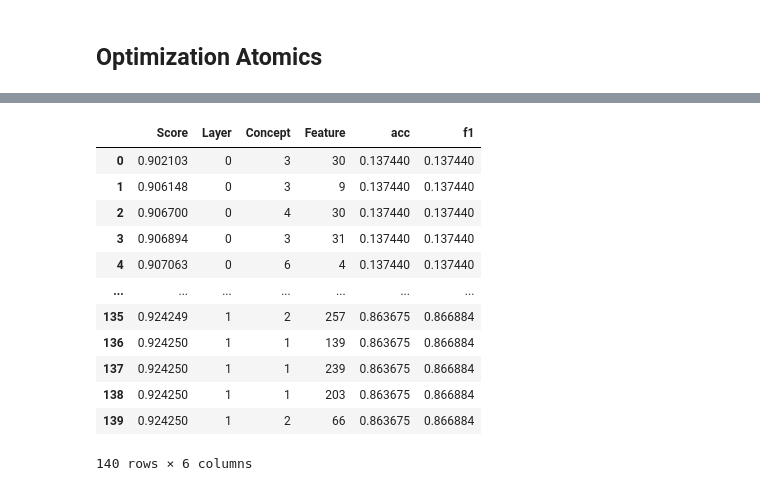
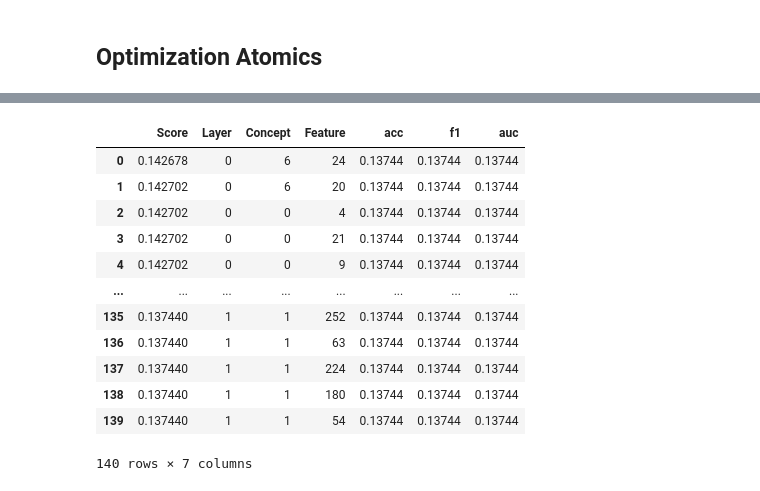
Before and after one commit to KevinArmbruster/optimal-summaries-public, a Jupyter notebook: vasopressor/vasopressor greedy selection copy 2.ipynb, the cells around one changed output, grey strips where cells are left out. Cells and saved outputs as stored; diff of their text form; code cells hidden in the pictures.

Commit message:
save state for restart

```diff
--- a/vasopressor/vasopressor greedy selection copy 2.ipynb
+++ b/vasopressor/vasopressor greedy selection copy 2.ipynb
@@ -119,7 +120,6 @@ def get_model(random_seed):
     config_original = {
         "n_concepts": 4,
         "use_indicators": True,
-        "use_only_last_timestep": False,
     }
 
     experiment_folder = "/workdir/optimal-summaries-public/_models/vasopressor/original_new/"
@@ -408,24 +408,28 @@ for row in sorted_.itertuples(index=False):
 # %% [markdown]
 ## Optimization Atomics
 # %%
-# feature weights
-config_atomics = {
-    "n_atomics": 10, # 30
-    "n_concepts": 4, # 20
-    "use_indicators": True,
-    "use_fixes": False,
-    "use_summaries_for_atomics": True,
-}
+experiment_folder = "/workdir/optimal-summaries-public/_models/vasopressor/atomics_new/"
 
-experiment_folder = "/workdir/optimal-summaries-public/_models/vasopressor/atomics/"
-model_path = experiment_folder + "".join([f"{key}_{{{key}}}_" for key in config_atomics.keys()]) + "seed_{seed}.pt"
+def get_model(random_seed):
+    # feature weights
+    config_atomics = {
+        "n_atomics": 10, # 30
+        "n_concepts": 4, # 20
+        "use_indicators": True,
+        "use_summaries_for_atomics": True,
+    }
 
-train_loader, val_loader, test_loader, class_weights, num_classes, changing_vars, static_names, seq_len = load_and_create_MIMIC_dataloader(output_dim = 2, batch_size = 512, random_state = random_seed)
+    model_path = experiment_folder + "".join([f"{key}_{{{key}}}_" for key in config_atomics.keys()]) + "seed_{seed}.pt"
 
-top_k = "" # "/workdir/optimal-summaries-public/_models/vasopressor/atomics/top-k/bottleneck_topkinds.csv"
+    train_loader, val_loader, test_loader, class_weights, num_classes, changing_vars, static_names, seq_len = load_and_create_MIMIC_dataloader(output_dim = 2, batch_size = 512, random_state = random_seed)
 
-model = initializeModel_with_atomics(**config_atomics, static_dim=static_dim, changing_dim=changing_dim, seq_len=seq_len, output_dim=2, top_k=top_k)
-model.fit(train_loader, val_loader, p_weight=class_weights.to(device), save_model_path=model_path.format(**config_atomics, seed = random_seed), max_epochs=10000)
+    top_k = "" # "/workdir/optimal-summaries-public/_models/vasopressor/atomics/top-k/bottleneck_topkinds.csv"
 
-evaluate_classification(model, test_loader, num_classes=num_classes, device=device)
+    model = models_3d_atomics.CBM(**config_atomics, static_dim=static_dim, changing_dim=changing_dim, seq_len=seq_len, output_dim=2, top_k=top_k, device=device)
+    model.fit(train_loader, val_loader, p_weight=class_weights.to(device), save_model_path=model_path.format(**config_atomics, seed = random_seed), max_epochs=10000)
+
+    evaluate_classification(model, test_loader, num_classes=num_classes, device=device)
+    return model
+
+model = get_model(3)
 # %% [output]
@@ -437,6 +440,5 @@ ACC macro 0.8373948931694031
 # %%
-layers = [model.layer_time_to_atomics, model.layer_to_concepts]
-top_k_inds = [get_top_features_per_concept(layer) for layer in layers]
+top_k_inds = [get_top_features_per_concept(layer) for layer in model.regularized_layers]
 # top_k_inds
 model.layer_output.weight
 # %% [output]
@@ -453,22 +455,27 @@ tensor([[ 7.9294, -1.0635, -0.8614, -0.5422],
        requires_grad=True)
 # %%
+auroc_metric = AUROC(task="binary").to(device)
+accuracy_metric = Accuracy(task="binary").to(device)
+f1_metric = F1Score(task="binary").to(device)
+
 track_metrics={"acc": accuracy_metric,
                "f1": f1_metric,
+               "auc": auroc_metric,
                }
 
-greedy_results_atomics = greedy_forward_selection(model=model, layers_to_prune=layers, top_k_inds=top_k_inds, val_loader=val_loader, optimize_metric=auroc_metric, device=device, track_metrics=track_metrics)
+greedy_results_atomics = greedy_forward_selection(model=model, layers_to_prune=model.regularized_layers, top_k_inds=top_k_inds, val_loader=val_loader, optimize_metric=auroc_metric, device=device, track_metrics=track_metrics)
 greedy_results_atomics
 # %% [output]
-|  | Score | Layer | Concept | Feature | acc | f1 |
-| 0 | 0.902103 | 0 | 3 | 30 | 0.137440 | 0.137440 |
-| 1 | 0.906148 | 0 | 3 | 9 | 0.137440 | 0.137440 |
-| 2 | 0.906700 | 0 | 4 | 30 | 0.137440 | 0.137440 |
-| 3 | 0.906894 | 0 | 3 | 31 | 0.137440 | 0.137440 |
-| 4 | 0.907063 | 0 | 6 | 4 | 0.137440 | 0.137440 |
-| ... | ... | ... | ... | ... | ... | ... |
-| 135 | 0.924249 | 1 | 2 | 257 | 0.863675 | 0.866884 |
-| 136 | 0.924250 | 1 | 1 | 139 | 0.863675 | 0.866884 |
-| 137 | 0.924250 | 1 | 1 | 239 | 0.863675 | 0.866884 |
-| 138 | 0.924250 | 1 | 1 | 203 | 0.863675 | 0.866884 |
-| 139 | 0.924250 | 1 | 2 | 66 | 0.863675 | 0.866884 |
+|  | Score | Layer | Concept | Feature | acc | f1 | auc |
+| 0 | 0.142678 | 0 | 6 | 24 | 0.13744 | 0.13744 | 0.13744 |
+| 1 | 0.142702 | 0 | 6 | 20 | 0.13744 | 0.13744 | 0.13744 |
+| 2 | 0.142702 | 0 | 0 | 4 | 0.13744 | 0.13744 | 0.13744 |
+| 3 | 0.142702 | 0 | 0 | 21 | 0.13744 | 0.13744 | 0.13744 |
+| 4 | 0.142702 | 0 | 0 | 9 | 0.13744 | 0.13744 | 0.13744 |
+| ... | ... | ... | ... | ... | ... | ... | ... |
+| 135 | 0.137440 | 1 | 1 | 252 | 0.13744 | 0.13744 | 0.13744 |
+| 136 | 0.137440 | 1 | 1 | 63 | 0.13744 | 0.13744 | 0.13744 |
+| 137 | 0.137440 | 1 | 1 | 224 | 0.13744 | 0.13744 | 0.13744 |
+| 138 | 0.137440 | 1 | 1 | 180 | 0.13744 | 0.13744 | 0.13744 |
+| 139 | 0.137440 | 1 | 1 | 54 | 0.13744 | 0.13744 | 0.13744 |
-140 rows × 6 columns
+140 rows × 7 columns
```
Also changed, not shown: parts of 5 cells of this notebook, 7 other files.
